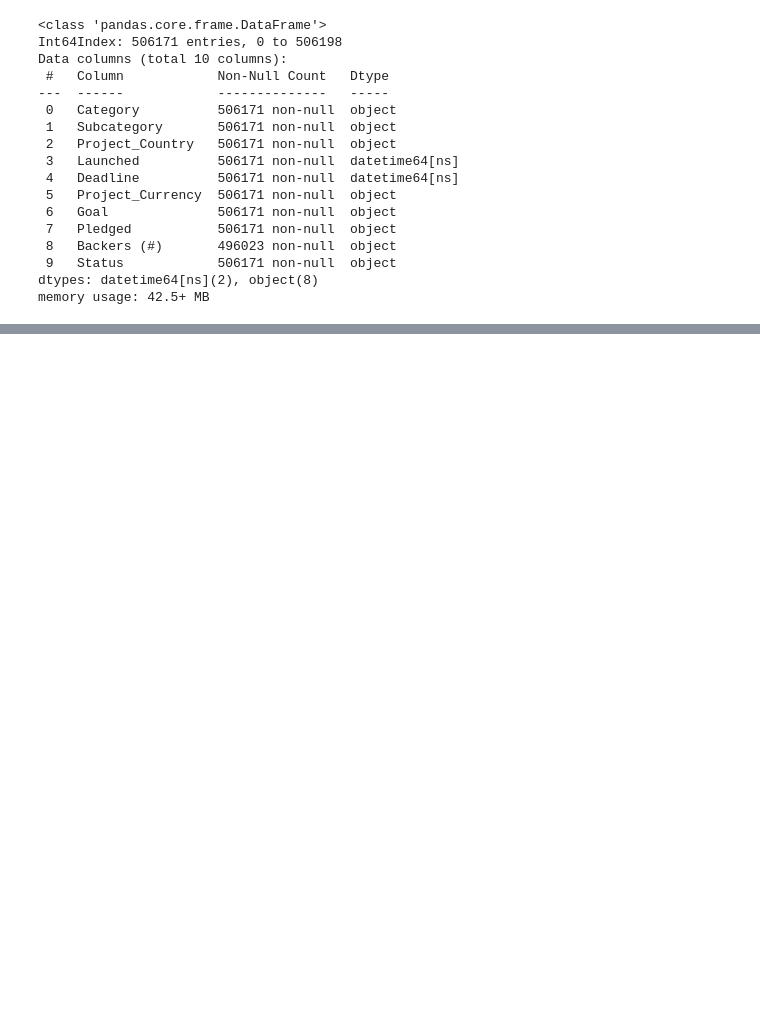
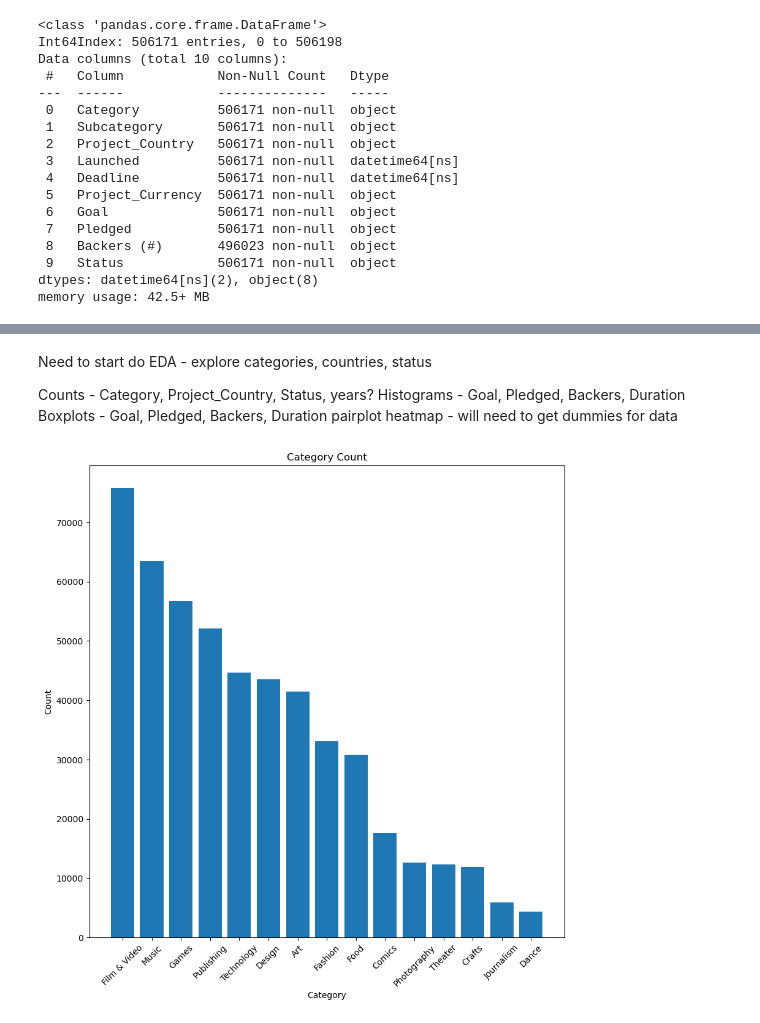
Before and after one commit to SBangarh/Kickstarter_analysis, a Jupyter notebook: eda.ipynb, the cells around one changed output, grey strips where cells are left out. Cells and saved outputs as stored; diff of their text form; code cells hidden in the pictures; blank space fills up the shorter version.

Commit message:
Started really exploring data with visuals

```diff
--- a/eda.ipynb
+++ b/eda.ipynb
@@ -366,3 +363,0 @@ check_dups(ks_copy)
-# %%
-#remove duplicated
-ks_copy = drop_dups(ks_copy)
@@ -436,0 +412,8 @@ Need to start do EDA - explore categories, countries, status
+# %%
+#some more data cleaning
+
+#fill nan with 0 in Backers (#)
+working_copy['Backers (#)'].fillna(0, inplace=True)
+
+#change data type of Goal, Pledged, Backers (#) to int
+change_data_type(working_copy, ['Goal', 'Pledged', 'Backers (#)'], int)
@@ -436,0 +453,34 @@ Need to start do EDA - explore categories, countries, status
+# %% [markdown]
+Need to start do EDA - explore categories, countries, status
+
+Counts - Category, Project_Country, Status, years?
+Histograms - Goal, Pledged, Backers, Duration
+Boxplots - Goal, Pledged, Backers, Duration
+pairplot
+heatmap - will need to get dummies for data
+# %%
+#make bar graphs for count data
+def get_counts(dataframe, column):
+    new_df = pd.DataFrame(dataframe[column].value_counts())
+    new_df.reset_index(inplace=True)
+    new_df.rename(columns={'index': column, column: 'Count'}, inplace=True)
+    return new_df
+
+# function to graph counts
+def graph_counts(dataframe, x_column, y_column, figsize=tuple):
+    plt.figure(figsize=figsize)
+    plt.bar(dataframe[x_column], dataframe[y_column])
+    plt.xticks(rotation=45)
+    plt.xlabel(x_column)
+    plt.ylabel(y_column)
+    plt.title(f"{x_column} {y_column}")
+    plt.show()
+# %%
+#count of campaigns by category, country, and status
+category_counts = get_counts(working_copy, 'Category')
+country_count = get_counts(working_copy, 'Project_Country')
+status_count = get_counts(working_copy, 'Status')
+# %%
+graph_counts(category_counts, 'Category', 'Count', figsize=(10, 10))
+# %% [output]
+[figure, added]
```
Also changed, not shown: parts of 18 cells of this notebook.
